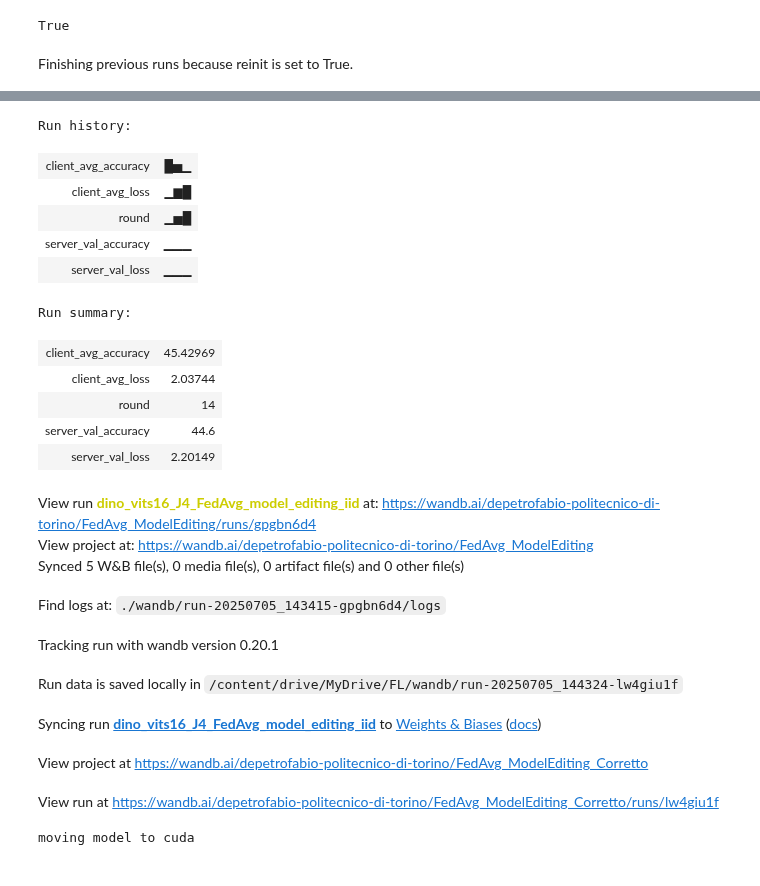
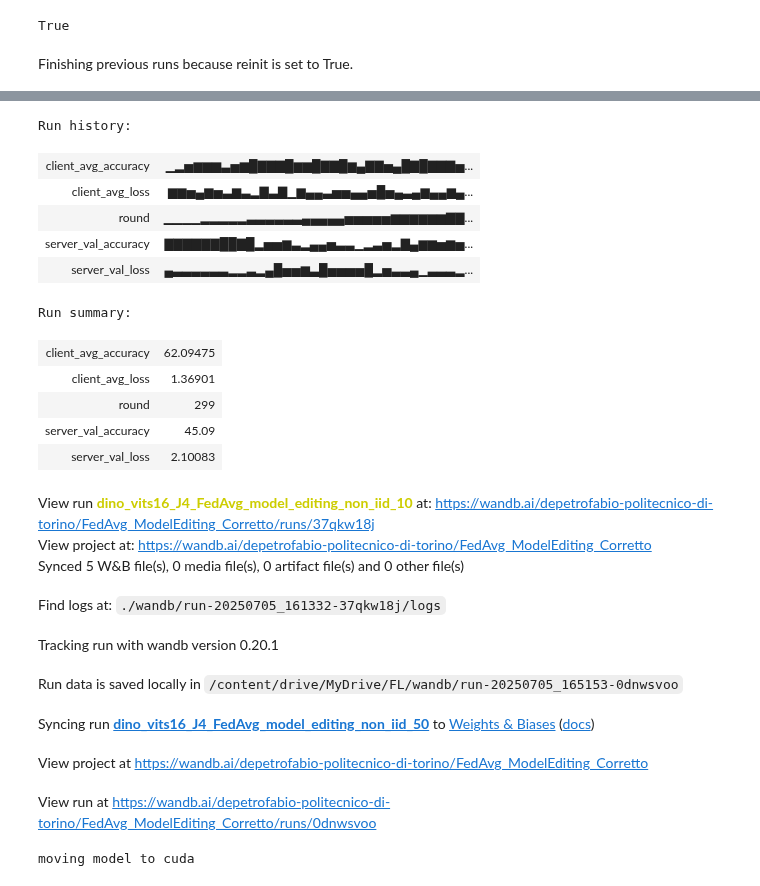
Before and after one commit to depetrofabio/FederatedLearningProject, a Jupyter notebook: experiments/model_editing.ipynb, the cells around one changed output, grey strips where cells are left out. Saved outputs shown, nothing was run; the diff lists cells and outputs as text; code cells hidden in the pictures.

```diff
--- a/experiments/model_editing.ipynb
+++ b/experiments/model_editing.ipynb
@@ -117,47 +167,56 @@ True
 # %%
 device = "cuda"
 project_name = "FedAvg_ModelEditing_Corretto"
 
 # Generate a unique run name for each iteration
-run_name = f"{model_name}_FedAvg_model_editing_iid"
+#run_name = f"{model_name}_FedAvg_model_editing_iid"
+
+#run_name = f"{model_name}_FedAvg_model_editing_non_iid_1"
+
+#run_name = f"{model_name}_FedAvg_model_editing_non_iid_5"
+
+#run_name = f"{model_name}_FedAvg_model_editing_non_iid_10"
+
+run_name = f"{model_name}_FedAvg_model_editing_non_iid_50"
+
 # INITIALIZE W&B for each new run
 wandb.init(
     project=project_name,
     name=run_name,
     config={
         "model": model_name,
         "num_rounds": 300, # Use the current num_rounds_val
         "batch_size": 128, # Using test_loader's batch_size as a placeholder
     },
     reinit=True # Important: Allows re-initialization of wandb in a loop
 )
 
 # Copy your config
 config = wandb.config
 # %% [output]
 Finishing previous runs because reinit is set to True.
 [interactive output not drawn]
 Run history:
-| client_avg_accuracy | █▅▁ |
-| client_avg_loss | ▁▆█ |
-| round | ▁▅█ |
-| server_val_accuracy | ▁▁▁ |
-| server_val_loss | ▁▁▁ |
+| client_avg_accuracy | ▁▂▅▆▆▆▃▅▆█▇▇▇█▆▆█▇▇█▆▄▇▇▅▄█▇█▇▇▇▅... |
+| client_avg_loss | ▆▆▅▄▆▅▃▆▃▂▇▃▇▁▆▄▄▃▅▅▄▄▅█▅▄▃▄▆▄▄▆▄... |
+| round | ▁▁▁▁▂▂▂▂▂▃▃▃▃▃▃▄▄▄▄▄▅▅▅▅▅▆▆▆▆▆▆▇▇... |
+| server_val_accuracy | ▇▇▇▇▇▇██▇█▂▅▅▆▃▂▄▄▅▃▃▁▂▃▅▂▇▄▆▆▅▆▅... |
+| server_val_loss | ▄▃▃▃▃▃▃▂▂▃▂▄█▅▅▆▃█▅▅▅▅█▂▅▃▃▄▁▃▃▃▂... |
 Run summary:
-| client_avg_accuracy | 45.42969 |
-| client_avg_loss | 2.03744 |
-| round | 14 |
-| server_val_accuracy | 44.6 |
-| server_val_loss | 2.20149 |
+| client_avg_accuracy | 62.09475 |
+| client_avg_loss | 1.36901 |
+| round | 299 |
+| server_val_accuracy | 45.09 |
+| server_val_loss | 2.10083 |
-View run dino_vits16_J4_FedAvg_model_editing_iid at: https://wandb.ai/depetrofabio-politecnico-di-torino/FedAvg_ModelEditing/runs/gpgbn6d4
-View project at: https://wandb.ai/depetrofabio-politecnico-di-torino/FedAvg_ModelEditing
+View run dino_vits16_J4_FedAvg_model_editing_non_iid_10 at: https://wandb.ai/depetrofabio-politecnico-di-torino/FedAvg_ModelEditing_Corretto/runs/37qkw18j
+View project at: https://wandb.ai/depetrofabio-politecnico-di-torino/FedAvg_ModelEditing_Corretto
 Synced 5 W&B file(s), 0 media file(s), 0 artifact file(s) and 0 other file(s)
-Find logs at: ./wandb/run-20250705_143415-gpgbn6d4/logs
+Find logs at: ./wandb/run-20250705_161332-37qkw18j/logs
 Tracking run with wandb version 0.20.1
-Run data is saved locally in /content/drive/MyDrive/FL/wandb/run-20250705_144324-lw4giu1f
+Run data is saved locally in /content/drive/MyDrive/FL/wandb/run-20250705_165153-0dnwsvoo
-Syncing run dino_vits16_J4_FedAvg_model_editing_iid to Weights & Biases (docs)
+Syncing run dino_vits16_J4_FedAvg_model_editing_non_iid_50 to Weights & Biases (docs)
 View project at https://wandb.ai/depetrofabio-politecnico-di-torino/FedAvg_ModelEditing_Corretto
-View run at https://wandb.ai/depetrofabio-politecnico-di-torino/FedAvg_ModelEditing_Corretto/runs/lw4giu1f
+View run at https://wandb.ai/depetrofabio-politecnico-di-torino/FedAvg_ModelEditing_Corretto/runs/0dnwsvoo
 # %%
 model.unfreeze(12)
 model.to_cuda()
```
Also changed, not shown: parts of 6 cells of this notebook.
